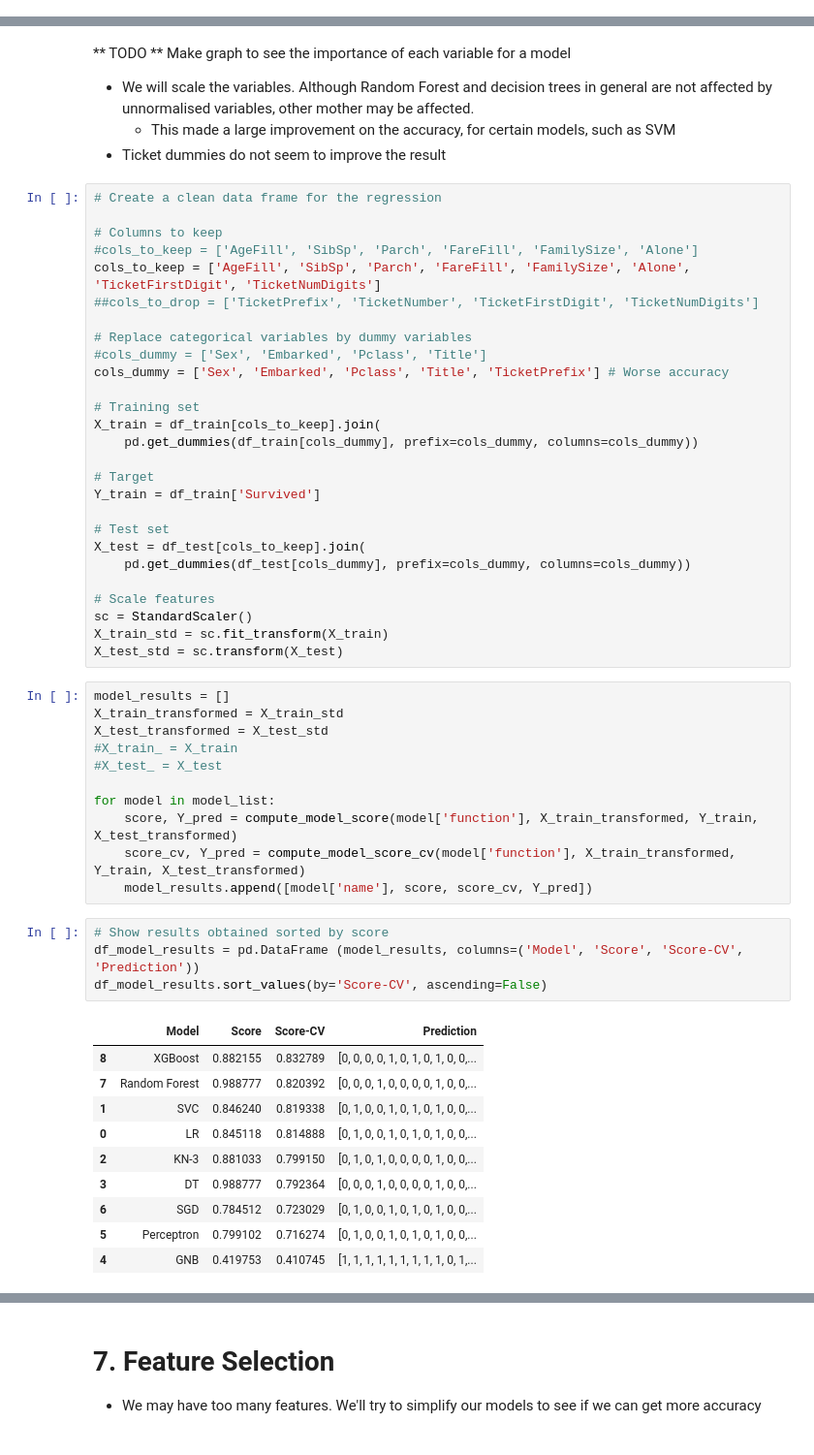
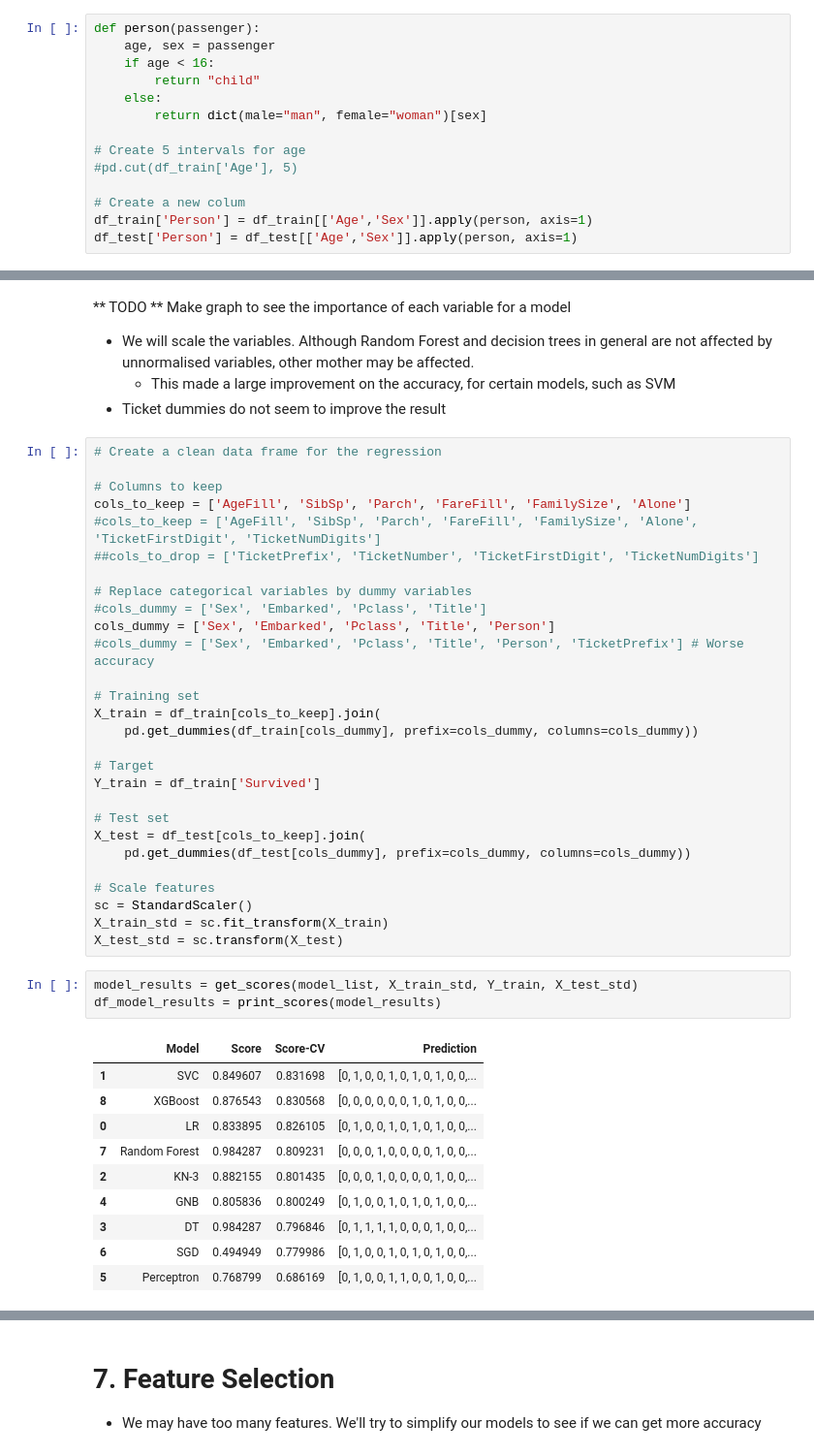
Before and after one commit to saldeal/Kaggle, a Jupyter notebook: titanic/Kaggle-Titanic.ipynb, the cells around one changed output, grey strips where cells are left out. Shown at 97% size. Drawn from its saved outputs; the diff is of its cells as text.

```diff
--- a/titanic/Kaggle-Titanic.ipynb
+++ b/titanic/Kaggle-Titanic.ipynb
@@ -634 +650,15 @@ plt.legend()
+# %%
+def person(passenger):
+    age, sex = passenger
+    if age < 16:
+        return "child"
+    else:
+        return dict(male="man", female="woman")[sex]
+
+# Create 5 intervals for age
+#pd.cut(df_train['Age'], 5)
+
+# Create a new colum
+df_train['Person'] = df_train[['Age','Sex']].apply(person, axis=1)
+df_test['Person'] = df_test[['Age','Sex']].apply(person, axis=1)
 # %%
@@ -759,13 +776,14 @@ df_test['Alone'] = df_test.apply(lambda x: 1 if (x['FamilySize']==1)
 # Create a clean data frame for the regression
 
 # Columns to keep
-#cols_to_keep = ['AgeFill', 'SibSp', 'Parch', 'FareFill', 'FamilySize', 'Alone']
-cols_to_keep = ['AgeFill', 'SibSp', 'Parch', 'FareFill', 'FamilySize', 'Alone', 'TicketFirstDigit', 'TicketNumDigits']
+cols_to_keep = ['AgeFill', 'SibSp', 'Parch', 'FareFill', 'FamilySize', 'Alone']
+#cols_to_keep = ['AgeFill', 'SibSp', 'Parch', 'FareFill', 'FamilySize', 'Alone', 'TicketFirstDigit', 'TicketNumDigits']
 ##cols_to_drop = ['TicketPrefix', 'TicketNumber', 'TicketFirstDigit', 'TicketNumDigits']
 
 # Replace categorical variables by dummy variables
 #cols_dummy = ['Sex', 'Embarked', 'Pclass', 'Title']
-cols_dummy = ['Sex', 'Embarked', 'Pclass', 'Title', 'TicketPrefix'] # Worse accuracy
+cols_dummy = ['Sex', 'Embarked', 'Pclass', 'Title', 'Person']
+#cols_dummy = ['Sex', 'Embarked', 'Pclass', 'Title', 'Person', 'TicketPrefix'] # Worse accuracy
 
 # Training set
 X_train = df_train[cols_to_keep].join(
@@ -782,29 +800,17 @@ X_test = df_test[cols_to_keep].join(
 sc = StandardScaler()
 X_train_std = sc.fit_transform(X_train)
 X_test_std = sc.transform(X_test)
-# %%
-model_results = []
-X_train_transformed = X_train_std
-X_test_transformed = X_test_std
-#X_train_ = X_train
-#X_test_ = X_test
-
-for model in model_list:
-    score, Y_pred = compute_model_score(model['function'], X_train_transformed, Y_train, X_test_transformed)
-    score_cv, Y_pred = compute_model_score_cv(model['function'], X_train_transformed, Y_train, X_test_transformed)
-    model_results.append([model['name'], score, score_cv, Y_pred])
-# %%
-# Show results obtained sorted by score
-df_model_results = pd.DataFrame (model_results, columns=('Model', 'Score', 'Score-CV', 'Prediction'))
-df_model_results.sort_values(by='Score-CV', ascending=False)
-# %% [output]
-|  | Model | Score | Score-CV | Prediction |
-| 8 | XGBoost | 0.882155 | 0.832789 | [0, 0, 0, 0, 1, 0, 1, 0, 1, 0, 0,... |
-| 7 | Random Forest | 0.988777 | 0.820392 | [0, 0, 0, 1, 0, 0, 0, 0, 1, 0, 0,... |
-| 1 | SVC | 0.846240 | 0.819338 | [0, 1, 0, 0, 1, 0, 1, 0, 1, 0, 0,... |
-| 0 | LR | 0.845118 | 0.814888 | [0, 1, 0, 0, 1, 0, 1, 0, 1, 0, 0,... |
-| 2 | KN-3 | 0.881033 | 0.799150 | [0, 1, 0, 1, 0, 0, 0, 0, 1, 0, 0,... |
-| 3 | DT | 0.988777 | 0.792364 | [0, 0, 0, 1, 0, 0, 0, 0, 1, 0, 0,... |
-| 6 | SGD | 0.784512 | 0.723029 | [0, 1, 0, 0, 1, 0, 1, 0, 1, 0, 0,... |
-| 5 | Perceptron | 0.799102 | 0.716274 | [0, 1, 0, 0, 1, 0, 1, 0, 1, 0, 0,... |
-| 4 | GNB | 0.419753 | 0.410745 | [1, 1, 1, 1, 1, 1, 1, 1, 1, 0, 1,... |
+# %%
+model_results = get_scores(model_list, X_train_std, Y_train, X_test_std)
+df_model_results = print_scores(model_results)
+# %% [output]
+|  | Model | Score | Score-CV | Prediction |
+| 1 | SVC | 0.849607 | 0.831698 | [0, 1, 0, 0, 1, 0, 1, 0, 1, 0, 0,... |
+| 8 | XGBoost | 0.876543 | 0.830568 | [0, 0, 0, 0, 0, 0, 1, 0, 1, 0, 0,... |
+| 0 | LR | 0.833895 | 0.826105 | [0, 1, 0, 0, 1, 0, 1, 0, 1, 0, 0,... |
+| 7 | Random Forest | 0.984287 | 0.809231 | [0, 0, 0, 1, 0, 0, 0, 0, 1, 0, 0,... |
+| 2 | KN-3 | 0.882155 | 0.801435 | [0, 0, 0, 1, 0, 0, 0, 0, 1, 0, 0,... |
+| 4 | GNB | 0.805836 | 0.800249 | [0, 1, 0, 0, 1, 0, 1, 0, 1, 0, 0,... |
+| 3 | DT | 0.984287 | 0.796846 | [0, 1, 1, 1, 1, 0, 0, 0, 1, 0, 0,... |
+| 6 | SGD | 0.494949 | 0.779986 | [0, 1, 0, 0, 1, 0, 1, 0, 1, 0, 0,... |
+| 5 | Perceptron | 0.768799 | 0.686169 | [0, 1, 0, 0, 1, 1, 0, 0, 1, 0, 0,... |
```
Also changed, not shown: parts of 28 cells of this notebook, 1 other file.
